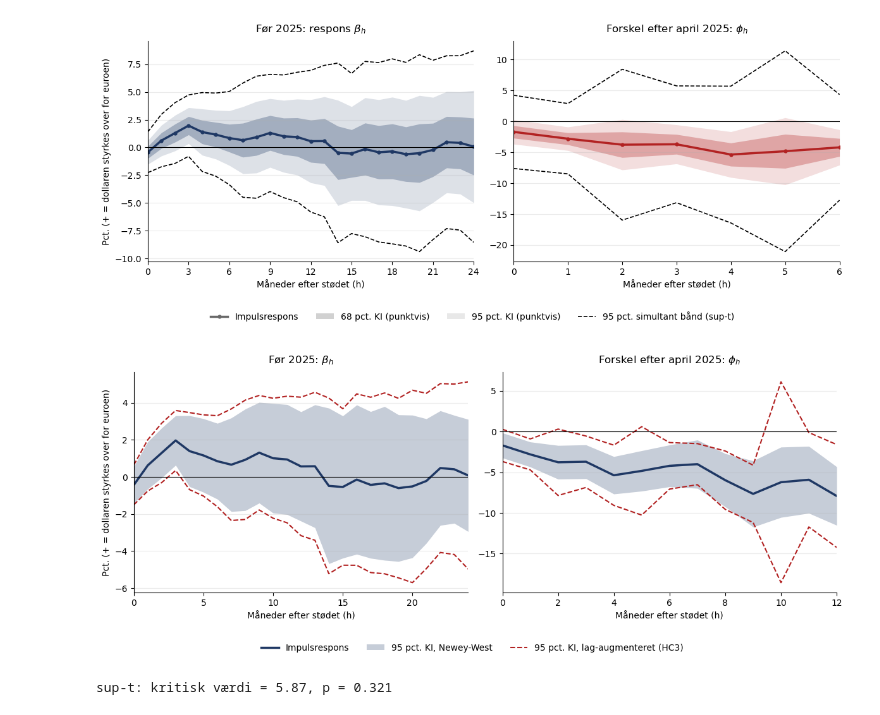
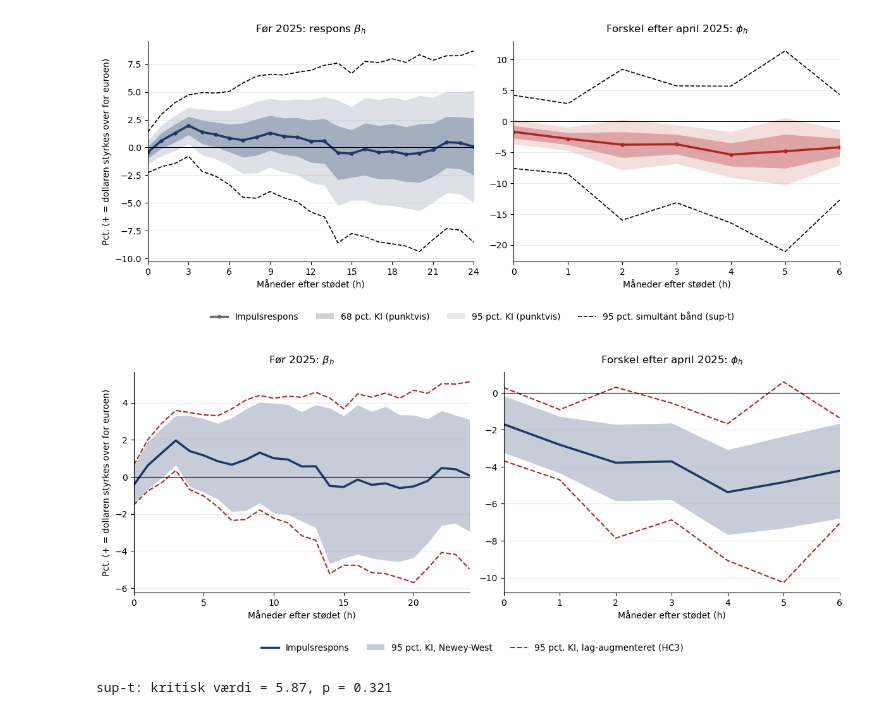
Before and after one commit to oliviarytter/Speciale, a Jupyter notebook: LP_CLEAN.ipynb, the cells around one changed output. Saved outputs shown, nothing was run; the diff lists cells and outputs as text; code cells hidden in the pictures.

```diff
--- a/LP_CLEAN.ipynb
+++ b/LP_CLEAN.ipynb
@@ -420,0 +403,13 @@ display(brud[["h", "coef_int", "se_int", "p_int", "p_boot", "q95_boot", "n_post"
+# %%
+# %% 4b) Horisonter efter bruddet: længste h med mindst MIN_OBS observationer efter april 2025
+MIN_OBS = 10
+
+def max_h_post(y, shock="lnTPU_z", H=24):
+    r = lp(master, y, shock, H=H, dummy="post_LD")
+    return int(r.loc[r["n_post"] >= MIN_OBS, "h"].max())
+
+H_POST    = max_h_post("lnUSD")      # EUR/USD
+H_POST_HR = max_h_post("hr")         # hedge ratio (kan slutte en anden måned)
+HOR_POST    = tuple(range(H_POST + 1))
+HOR_POST_HR = tuple(range(H_POST_HR + 1))
+print(f"EUR/USD: h = 0–{H_POST} | Hedge ratio: h = 0–{H_POST_HR}")
@@ -425,6 +422,8 @@ display(brud[["h", "coef_int", "se_int", "p_int", "p_boot", "q95_boot", "n_post"
 #    print(s); display(vaelg_lags(master, "lnUSD", s))
 # %%
 # %% 6a) EUR/USD: hele perioden (tre paneler)
+figurresultater = {}
+
 STOED = [("lnTPU_z",      "TPU"),
          ("lnGPR_z",      "GPR"),
          ("lnGPRC_USA_z", r"GPR$_{USA}$")]
@@ -676,7 +670,7 @@ def robust_tex(koef, titel, label, note):
     hor = list(koef.columns)
     linjer = [navn.replace("Δy", r"$\Delta y$") + " & " + " & ".join(fmt(x) for x in raekke) + r" \\"
               for navn, raekke in koef.iterrows()]
-    tex = (r"""\begin{table}[htbp]
+    tex = (r"""\begin{table}[H]
 \centering
 \caption{""" + titel + r"""}
 \label{""" + label + r"""}
@@ -722,8 +716,8 @@ robust_tex(koef, "Robusthed: dollarens respons på et TPU-stød før 2025", "tab
            r"og med december 2024. Episodeudeladelsen omfatter dermed kun handelskrigen 2018--2019.")
 
 # TPU-bruddet
-koef, _ = robusthed("lnUSD", "lnTPU_z", H=12, dummy="post_LD", kol="coef_int", pkol="p_int",
-                    horisonter=(0, 1, 2, 3, 4, 6, 9, 12))
+koef, _ = robusthed("lnUSD", "lnTPU_z", H=H_POST, dummy="post_LD", kol="coef_int", pkol="p_int",
+                    horisonter=HOR_POST)
 robust_tex(koef, "Robusthed: forskellen i dollarens respons på et TPU-stød før og efter april 2025",
            "tab:rob_tpu_brud",
            r"Koefficienten på interaktionsleddet $\phi_h$ i ligning \eqref{eq:lp_dummy}, dvs. "
@@ -825,19 +819,19 @@ Gemt: TABLES/bootstrap.tex
 # %%
 # %% 8b) Simultane (sup-t) bånd: TPU før 2025 og bruddet
 tpu_pre = bs["TPU (før 2025)"]
-brud    = lp_bootstrap_brud(master, "lnTPU_z", H=6)
+brud    = lp_bootstrap_brud(master, "lnTPU_z", H=H_POST)
 print(f"Før 2025:  sup-t kritisk værdi = {tpu_pre.attrs['q_sup']:.2f}")
 print(f"Bruddet:   sup-t kritisk værdi = {brud.attrs['q_sup']:.2f}, "
-      f"fælles test af intet brud (h=0–6): p = {brud.attrs['p_sup']:.3f}")
+      f"fælles test af intet brud (h=0–{H_POST}): p = {brud.attrs['p_sup']:.3f}")
 
 fig, (ax1, ax2) = plt.subplots(1, 2, figsize=(12, 4.8))
 for ax, r, kol, sekol, farve, titel, H_ in [
-        (ax1, tpu_pre, "coef",     "se",     BLAA, r"Før 2025: respons $\beta_h$",           24),
-        (ax2, brud,    "coef_int", "se_int", ROED, r"Forskel efter april 2025: $\phi_h$",     6)]:
+        (ax1, tpu_pre, "coef",     "se",     BLAA, r"Før 2025: respons $\beta_h$",       24),
+        (ax2, brud,    "coef_int", "se_int", ROED, r"Forskel efter april 2025: $\phi_h$", H_POST)]:
     tegn_panel(ax, r["h"], r[kol], r[sekol], farve, titel)
     ax.plot(r["h"], r["lo95_sup"], ls="--", color="black", lw=1.2)
     ax.plot(r["h"], r["hi95_sup"], ls="--", color="black", lw=1.2)
-    ax.set_xlim(0, H_); ax.set_xticks(range(0, H_ + 1, 3 if H_ > 6 else 1))
+    ax.set_xlim(0, H_); ax.set_xticks(range(0, H_ + 1, 3 if H_ > 8 else 1))
 ax1.set_ylabel("Pct. (+ = dollaren styrkes over for euroen)")
 
 handles = [Line2D([0], [0], color="dimgray", lw=2.5, marker="o", ms=3.5, label="Impulsrespons"),
@@ -855,31 +849,31 @@ Bruddet:   sup-t kritisk værdi = 5.87, fælles test af intet brud (h=0–6): p
 # %%
 # %% 8c) Newey-West vs. lag-augmenteret (HC3), jf. Jordà & Taylor (2025, figur 4)
 SPECS_SE = [("lnTPU_z", dict(H=24, slut="2024-12-31"), "coef",     "se",     r"Før 2025: $\beta_h$"),
-            ("lnTPU_z", dict(H=12, dummy="post_LD"),   "coef_int", "se_int", r"Forskel efter april 2025: $\phi_h$")]
+             ("lnTPU_z", dict(H=H_POST, dummy="post_LD"), "coef_int", "se_int", r"Forskel efter april 2025: $\phi_h$")]
 
 fig, akser = plt.subplots(1, 2, figsize=(12, 4.8))
 for ax, (s, kw, kol, sekol, titel) in zip(akser, SPECS_SE):
     hc3 = lp(master, "lnUSD", s, se="hc3", **kw)
     nw  = lp(master, "lnUSD", s, se="nw",  **kw)
     ax.fill_between(nw["h"], nw[kol] - z95 * nw[sekol], nw[kol] + z95 * nw[sekol],
                     color=BLAA, alpha=0.25, lw=0)
     for fortegn in (-1, 1):
         ax.plot(hc3["h"], hc3[kol] + fortegn * z95 * hc3[sekol], ls="--", color=ROED, lw=1.5)
     ax.plot(hc3["h"], hc3[kol], color=BLAA, lw=2.5)
     ax.axhline(0, color="black", lw=0.8)
     ax.set_title(titel, fontsize=12, pad=10); ax.set_xlabel("Måneder efter stødet (h)")
     ax.set_xlim(0, kw["H"]); ax.spines[["top", "right"]].set_visible(False); ax.grid(axis="y", alpha=0.25)
 akser[0].set_ylabel("Pct. (+ = dollaren styrkes over for euroen)")
 
 handles = [Line2D([0], [0], color=BLAA, lw=2.5, label="Impulsrespons"),
            Patch(facecolor=BLAA, alpha=0.25, label="95 pct. KI, Newey-West"),
            Line2D([0], [0], color=ROED, ls="--", lw=1.5, label="95 pct. KI, lag-augmenteret (HC3)")]
 fig.legend(handles=handles, loc="lower center", ncol=3, frameon=False, bbox_to_anchor=(0.5, -0.04))
 plt.tight_layout(rect=(0, 0.06, 1, 1))
 plt.savefig("figures/lp_tpu_nw_vs_hc3.pdf", bbox_inches="tight")
 plt.show()
 # %% [output]
-[figure, old version]
+[figure, new version]
 # %%
 print(f"sup-t: kritisk værdi = {brud.attrs['q_sup']:.2f}, p = {brud.attrs['p_sup']:.3f}")
 display(brud[["h", "coef_int", "se_int", "p_int", "p_boot", "q95_boot", "n_post"]].round(3))
```
Also changed, not shown: parts of 8 cells of this notebook, 33 other files.
